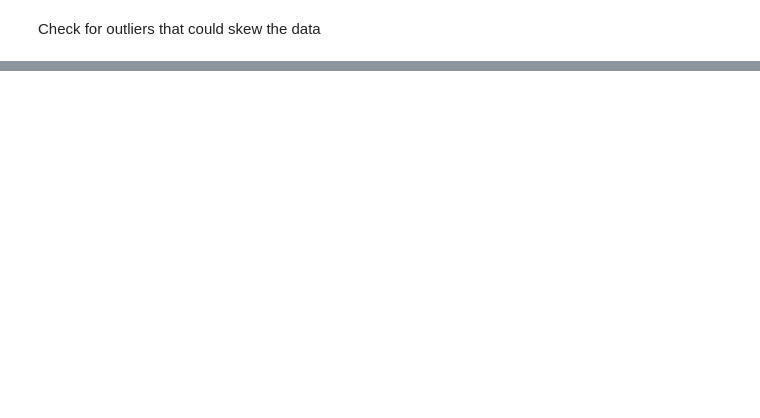
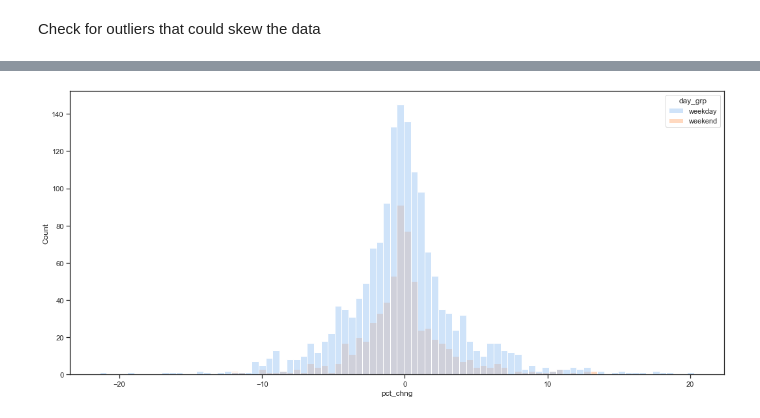
Before and after one commit to gfidanli/crypto-algo-trading, a Jupyter notebook: trading_studies/day_of_week.ipynb, the cells around one changed output, grey strips where cells are left out. Cells and saved outputs as stored; diff of their text form; code cells hidden in the pictures; blank space fills up the shorter version.

```diff
--- a/trading_studies/day_of_week.ipynb
+++ b/trading_studies/day_of_week.ipynb
@@ -114 +170,17 @@ NameError: name 'sns' is not defined
+# %%
+fig, ax = plt.subplots(figsize=(18,8))
+
+sns.histplot(
+    data=df_btc_clean,
+    x="pct_chng",
+    hue="day_grp",
+    # element="step"
+    # multiple="stack"
+)
+boxplot.axes.set_title("Percent Change by Day", fontsize=16)
+boxplot.set_xlabel("Percent Change", fontsize=14)
+
+plt.show()
+# %% [output]
+[figure, added]
 # %%
```
Also changed, not shown: parts of 12 cells of this notebook.
